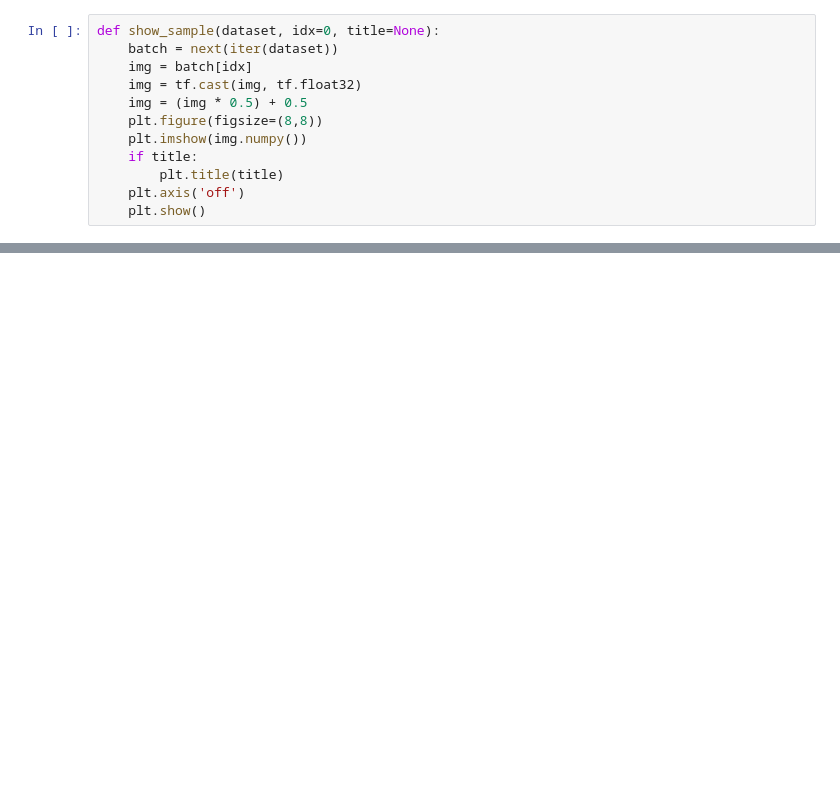
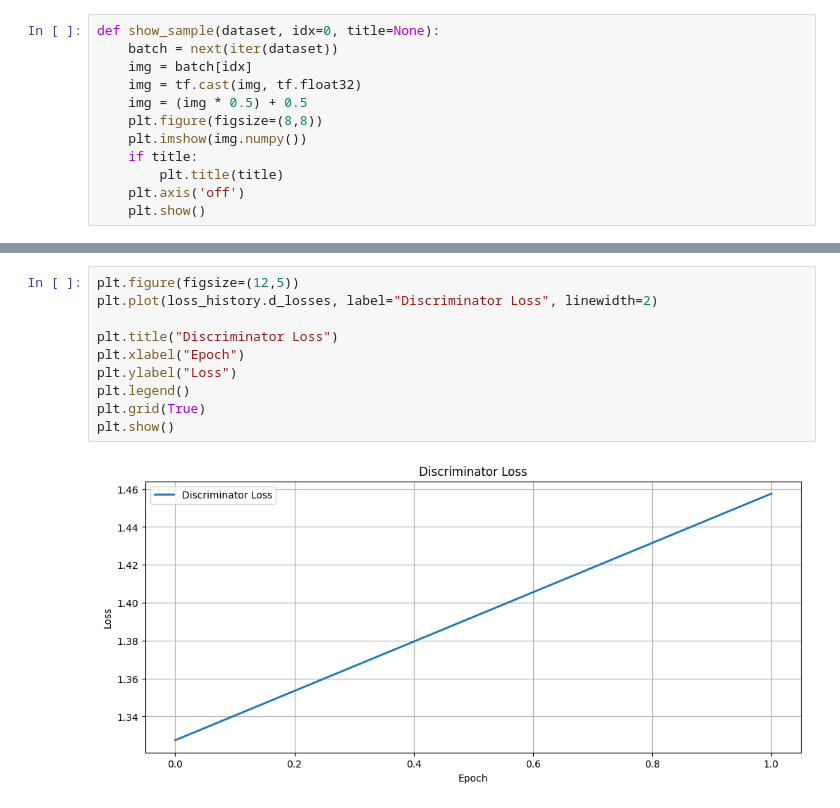
Before and after one commit to MatthewSebastian15/cyclegan-day2night, a Jupyter notebook: Deep_learning_Kaggle.ipynb, the cells around one changed output, grey strips where cells are left out. Saved outputs shown, nothing was run; the diff lists cells and outputs as text; blank space fills up the shorter version.

```diff
--- a/Deep_learning_Kaggle.ipynb
+++ b/Deep_learning_Kaggle.ipynb
@@ -456,0 +293,12 @@ Rata-rata SSIM: 23.18%
+# %%
+plt.figure(figsize=(12,5))
+plt.plot(loss_history.d_losses, label="Discriminator Loss", linewidth=2)
+
+plt.title("Discriminator Loss")
+plt.xlabel("Epoch")
+plt.ylabel("Loss")
+plt.legend()
+plt.grid(True)
+plt.show()
+# %% [output]
+[figure, added]
```
Also changed, not shown: parts of 29 cells of this notebook.
